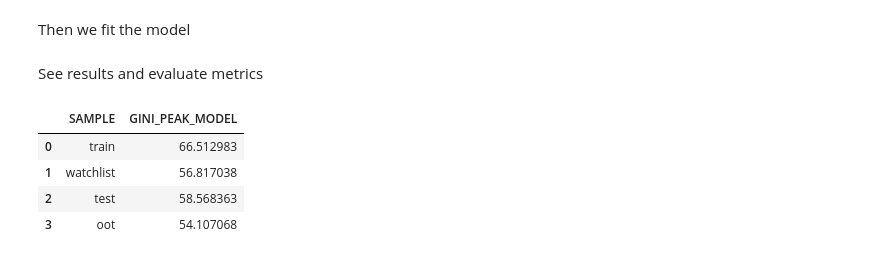
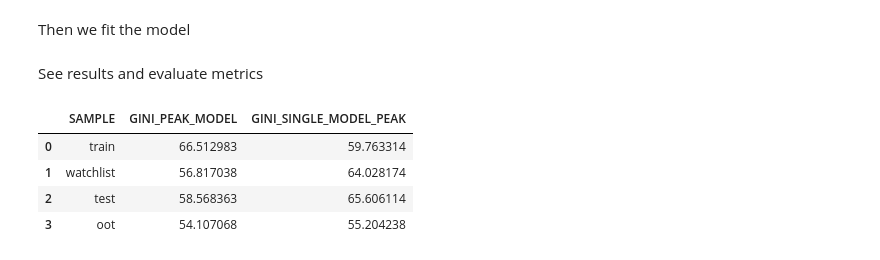
Before and after one commit to Brunoware/Credit-Risk-Segmentation, a Jupyter notebook: 01_eda_project_model_development[4_5].ipynb, the cells around one changed output. Cells and saved outputs as stored; diff of their text form; code cells hidden in the pictures.

```diff
--- a/01_eda_project_model_development[4_5].ipynb
+++ b/01_eda_project_model_development[4_5].ipynb
@@ -463,6 +463,10 @@ From now on, we will omit part of the previous analysis, we are splitting our se
 data = pd.read_csv('datasets/segmented_universe_reg.csv')\
          .pipe(lambda df: df[df['FIXED_CLUSTER'] == 'PEAK'].reset_index(drop = True))
 
+# join previous predictions
+single_punctuation = pd.read_csv('results/single_model_punctuation.csv')
+
+data = data.merge(right = single_punctuation, on = [TIME_ID, CLIENT_ID], how = 'left')
 # display dataframe
 display(data.head())
 # %% [output]
@@ -513,8 +517,11 @@ Then we fit the model
 data_train = data[data['SAMPLE'].isin(['train'])].copy()
 data_watch = data[data['SAMPLE'].isin(['watchlist'])].copy()
 
+features_to_remove = [TIME_ID, CLIENT_ID, TARGET,
+                      'MIN_MES_DE_DEFAULT', 'FIXED_CLUSTER', 'SAMPLE']
+
 # get features
-train_features = [feat for feat in data_train.columns.tolist() if feat not in features_to_remove + ['prediction_peak']]
+train_features = [feat for feat in data_train.columns.tolist() if feat not in features_to_remove + ['prediction_single', 'prediction_peak']]
 
 # declare encoder an passthrough class
 encoder = WOEEncoder(handle_missing = 'return_nan',
@@ -560,32 +567,39 @@ See results and evaluate metrics
 # %%
 # create metrics
 summary = data.groupby('SAMPLE')\
               .apply(lambda df: gini_score(df, TARGET, 'prediction_peak'))\
               .loc[['train', 'watchlist', 'test', 'oot']]\
               .reset_index(name = 'GINI_PEAK_MODEL')
 
+summary_single = data.groupby('SAMPLE')\
+                     .apply(lambda df: gini_score(df, TARGET, 'prediction_single'))\
+                     .loc[['train', 'watchlist', 'test', 'oot']]\
+                     .reset_index(name = 'GINI_SINGLE_MODEL_PEAK')
+
+# join metrics
+summary_total = summary.merge(right = summary_single, on = ['SAMPLE'], how = 'left')
 # save objects
 with open('objects/granular_models/peak_model/encoder.pkl', 'wb') as file:
     pickle.dump(encoder, file)
 
 with open('objects/granular_models/peak_model/cat_preprocessing.pkl', 'wb') as file:
     pickle.dump(cat_prep, file)
 
 with open('objects/granular_models/peak_model/model.pkl', 'wb') as file:
     pickle.dump(model, file)
 
 with open('objects/granular_models/peak_model/model_pipeline.pkl', 'wb') as file:
     pickle.dump(model_pipe, file)
 
 # save metrics and prediction
 predictions = data[[TIME_ID, CLIENT_ID, 'prediction_peak']].sort_values(by = TIME_ID)\
                                                            .copy()
 predictions.to_csv('results/peak_model_punctuation.csv', index = False)
-summary.to_csv('results/peak_model_set_evaluation.csv', index = False)
-display(summary)
+summary_total.to_csv('results/peak_model_set_evaluation.csv', index = False)
+display(summary_total)
 # %% [output]
-|  | SAMPLE | GINI_PEAK_MODEL |
-| 0 | train | 66.512983 |
-| 1 | watchlist | 56.817038 |
-| 2 | test | 58.568363 |
-| 3 | oot | 54.107068 |
+|  | SAMPLE | GINI_PEAK_MODEL | GINI_SINGLE_MODEL_PEAK |
+| 0 | train | 66.512983 | 59.763314 |
+| 1 | watchlist | 56.817038 | 64.028174 |
+| 2 | test | 58.568363 | 65.606114 |
+| 3 | oot | 54.107068 | 55.204238 |
```
Also changed, not shown: parts of 18 cells of this notebook, 7 other files.
